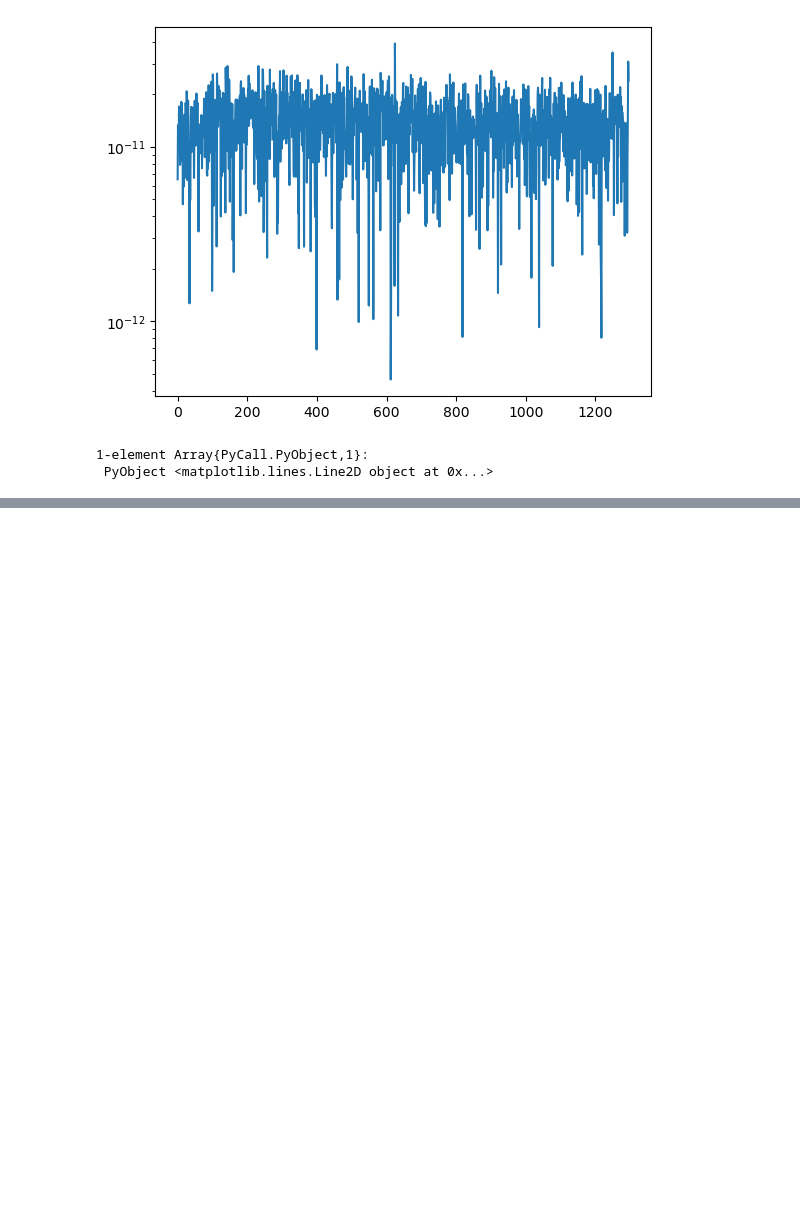
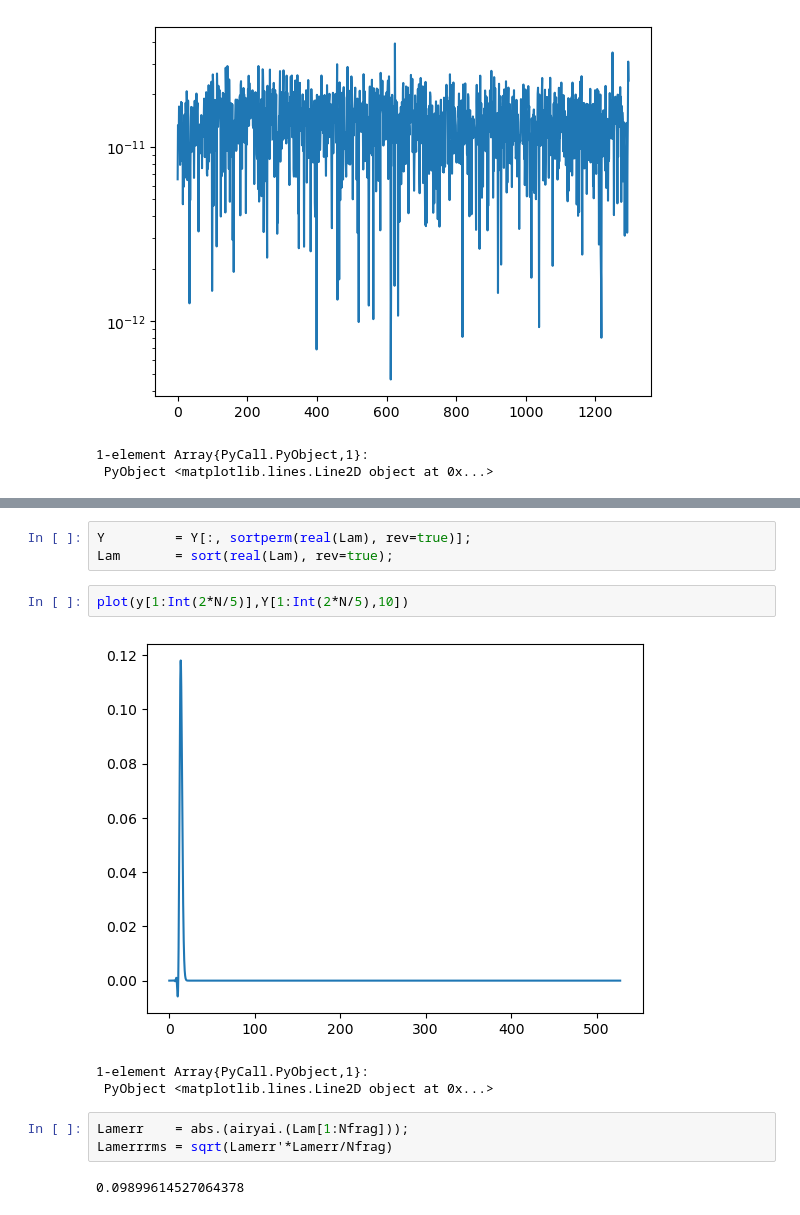
Before and after one commit to fusion809/julia-scripts, a Jupyter notebook: SLE/Airy-SLE.ipynb, the cells around one changed output, grey strips where cells are left out. Cells and saved outputs as stored; diff of their text form; blank space fills up the shorter version.

```diff
--- a/SLE/Airy-SLE.ipynb
+++ b/SLE/Airy-SLE.ipynb
@@ -296,0 +325,14 @@ semilogy(errrms[1:1296])
+# %%
+Y         = Y[:, sortperm(real(Lam), rev=true)];
+Lam       = sort(real(Lam), rev=true);
+# %%
+plot(y[1:Int(2*N/5)],Y[1:Int(2*N/5),10])
+# %% [output]
+[figure, added]
+1-element Array{PyCall.PyObject,1}:
+ PyObject <matplotlib.lines.Line2D object at 0x...>
+# %%
+Lamerr    = abs.(airyai.(Lam[1:Nfrag]));
+Lamerrrms = sqrt(Lamerr'*Lamerr/Nfrag)
+# %% [output]
+0.09899614527064378
```
Also changed, not shown: parts of 6 cells of this notebook, 3 other files.
